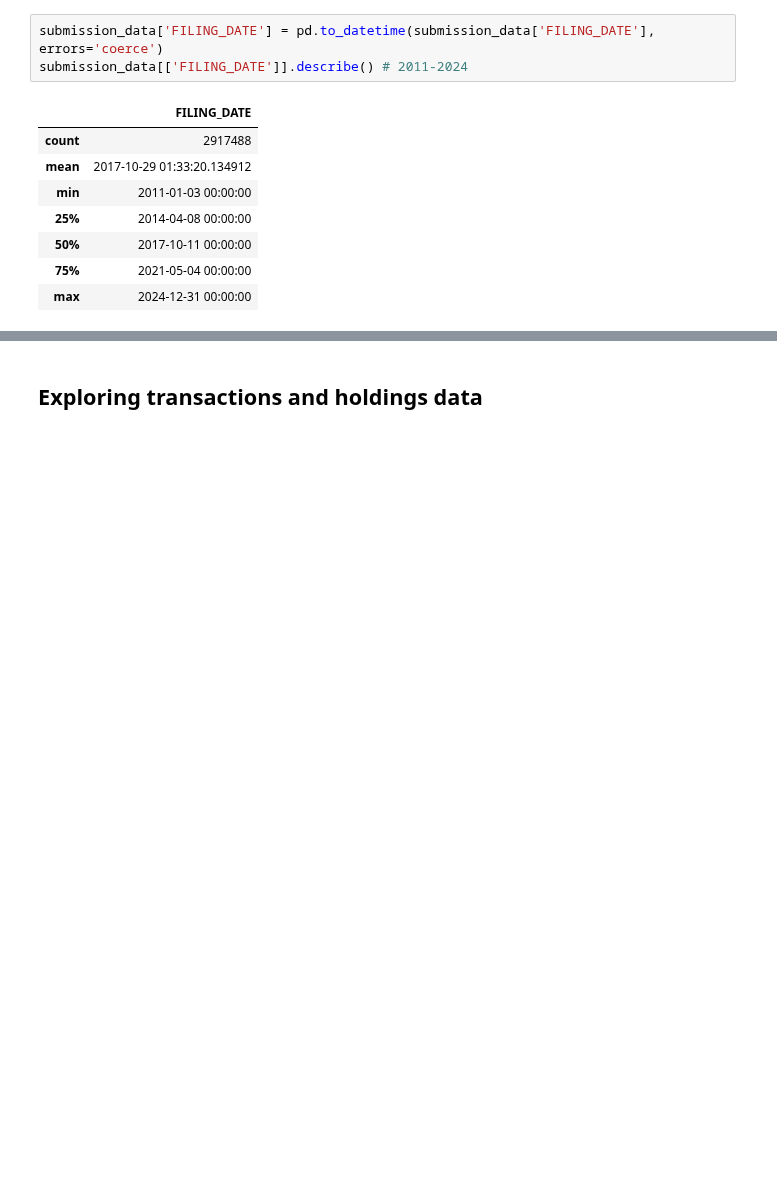
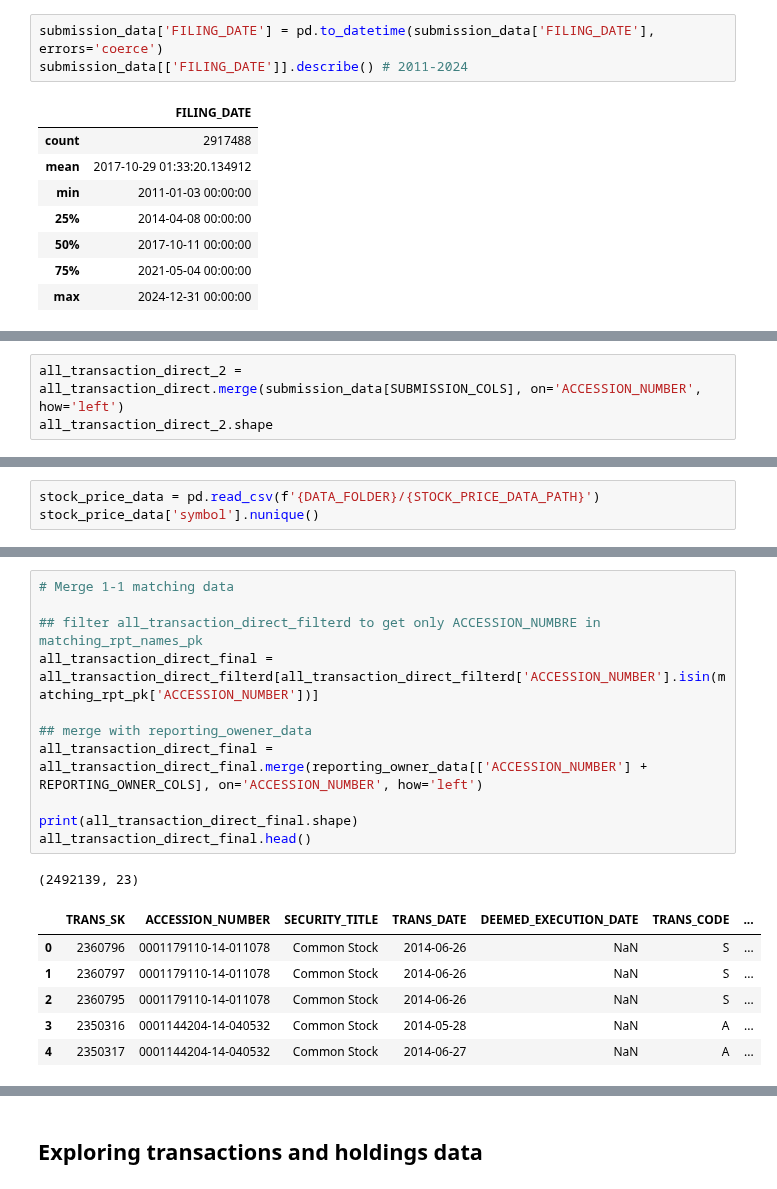
Before and after one commit to Blimperoo/DSA4263-Final-Insider-Trading, a Jupyter notebook: src/data/SEC_and_Litigations_EDA.ipynb, the cells around one changed output, grey strips where cells are left out. Saved outputs shown, nothing was run; the diff lists cells and outputs as text; blank space fills up the shorter version.

```diff
--- a/src/data/SEC_and_Litigations_EDA.ipynb
+++ b/src/data/SEC_and_Litigations_EDA.ipynb
@@ -110,0 +177,3 @@ deriv_trans_data[['TRANS_DATE']].describe() # 1993 - 2047
+# %%
+all_transaction_direct_2 = all_transaction_direct.merge(submission_data[SUBMISSION_COLS], on='ACCESSION_NUMBER', how='left')
+all_transaction_direct_2.shape
@@ -110,0 +190,3 @@ deriv_trans_data[['TRANS_DATE']].describe() # 1993 - 2047
+# %%
+stock_price_data = pd.read_csv(f'{DATA_FOLDER}/{STOCK_PRICE_DATA_PATH}')
+stock_price_data['symbol'].nunique()
@@ -110,0 +227,19 @@ deriv_trans_data[['TRANS_DATE']].describe() # 1993 - 2047
+# %%
+# Merge 1-1 matching data
+
+## filter all_transaction_direct_filterd to get only ACCESSION_NUMBRE in matching_rpt_names_pk
+all_transaction_direct_final = all_transaction_direct_filterd[all_transaction_direct_filterd['ACCESSION_NUMBER'].isin(matching_rpt_pk['ACCESSION_NUMBER'])]
+
+## merge with reporting_owener_data
+all_transaction_direct_final = all_transaction_direct_final.merge(reporting_owner_data[['ACCESSION_NUMBER'] + REPORTING_OWNER_COLS], on='ACCESSION_NUMBER', how='left')
+
+print(all_transaction_direct_final.shape)
+all_transaction_direct_final.head()
+# %% [output]
+(2492139, 23)
+|  | TRANS_SK | ACCESSION_NUMBER | SECURITY_TITLE | TRANS_DATE | DEEMED_EXECUTION_DATE | TRANS_CODE | ... |
+| 0 | 2360796 | 0001179110-14-011078 | Common Stock | 2014-06-26 | NaN | S | ... |
+| 1 | 2360797 | 0001179110-14-011078 | Common Stock | 2014-06-26 | NaN | S | ... |
+| 2 | 2360795 | 0001179110-14-011078 | Common Stock | 2014-06-26 | NaN | S | ... |
+| 3 | 2350316 | 0001144204-14-040532 | Common Stock | 2014-05-28 | NaN | A | ... |
+| 4 | 2350317 | 0001144204-14-040532 | Common Stock | 2014-06-27 | NaN | A | ... |
```
Also changed, not shown: parts of 47 cells of this notebook.
